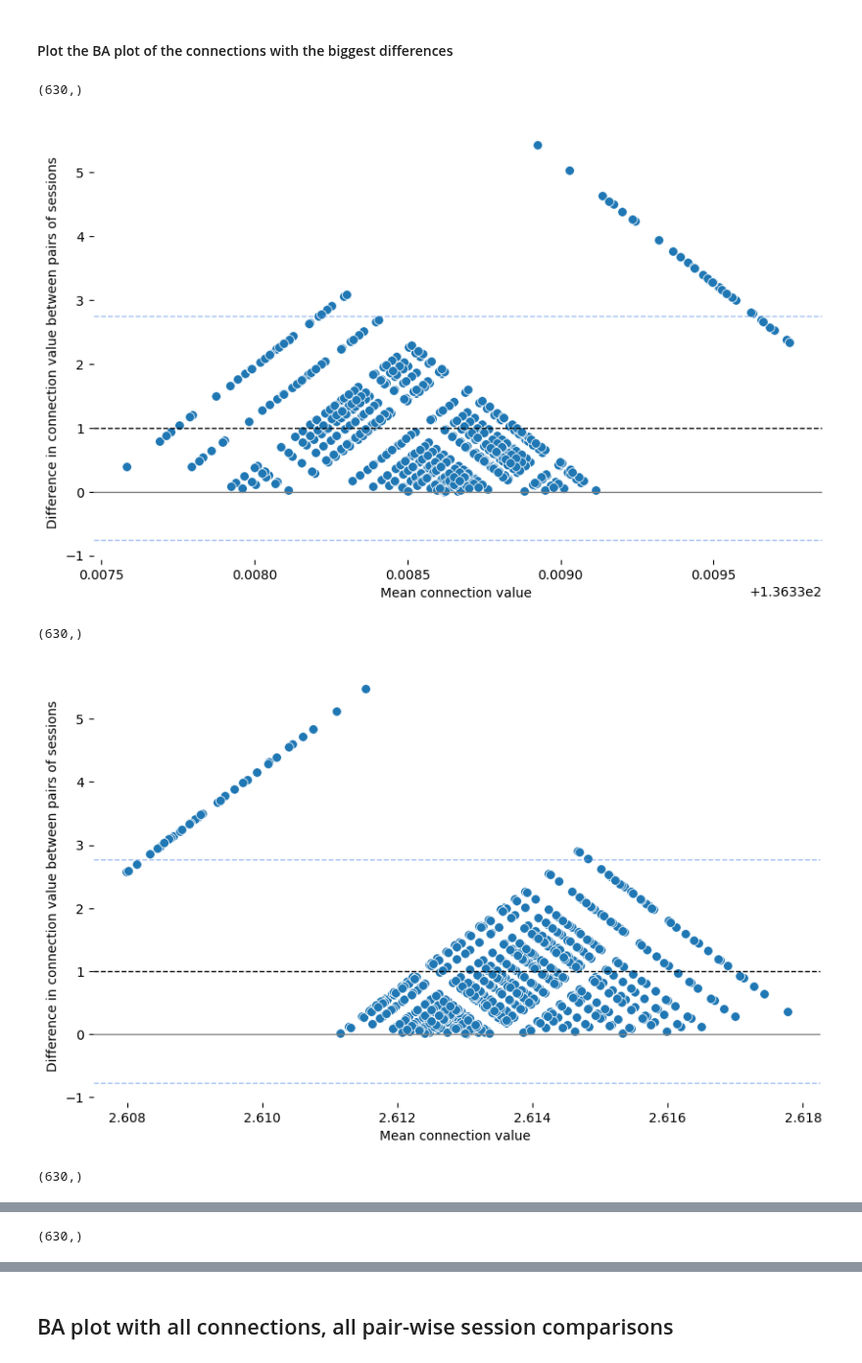
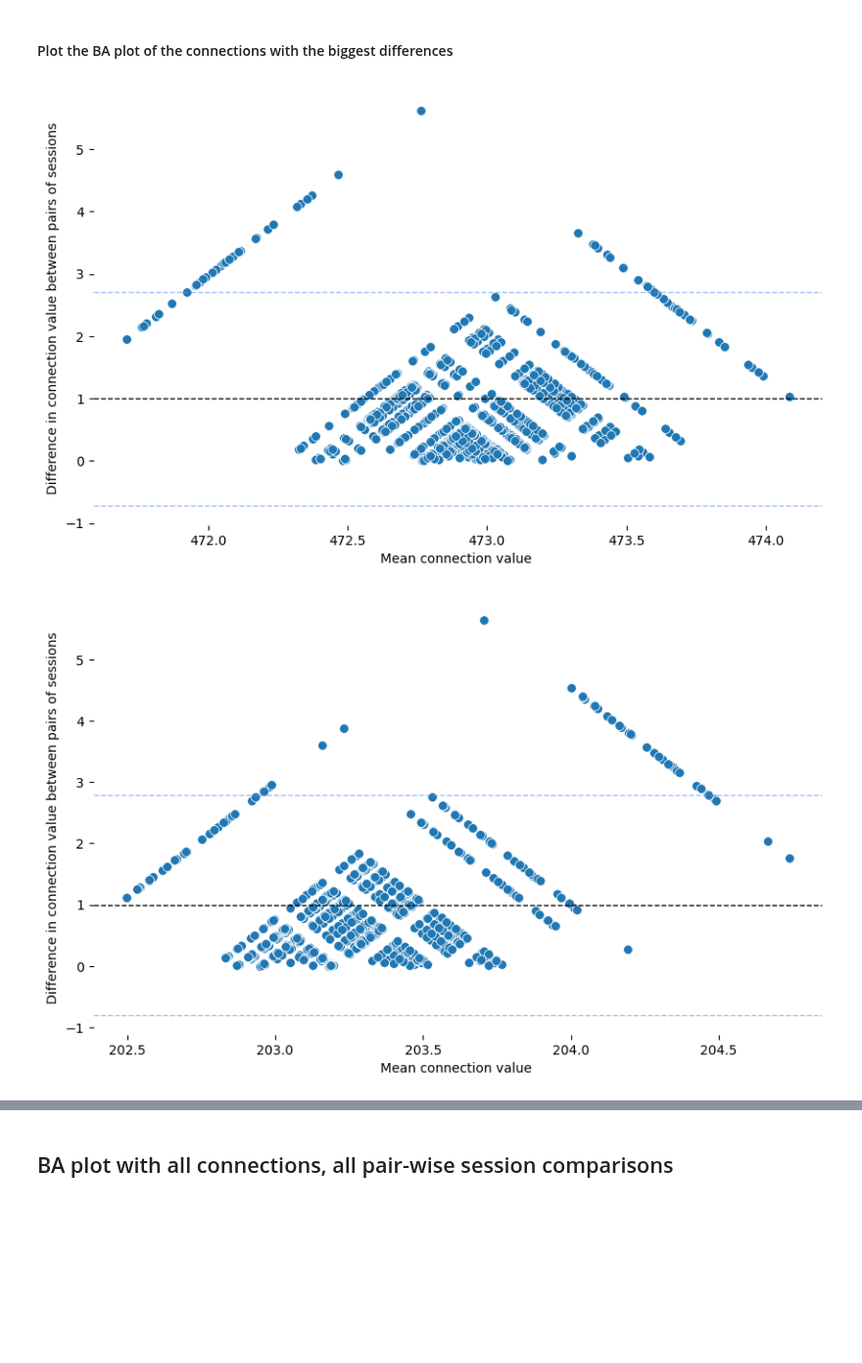
Before and after one commit to oesteban/hcph-sops, a Jupyter notebook: docs/analysis/ba_plot_sc.ipynb, the cells around one changed output, grey strips where cells are left out. Shown at 98% size. Drawn from its saved outputs; the diff is of its cells as text; code cells hidden in the pictures; blank space fills up the shorter version.

```diff
--- a/docs/analysis/ba_plot_sc.ipynb
+++ b/docs/analysis/ba_plot_sc.ipynb
@@ -128,0 +187,15 @@ print(df)
+# %%
+# Compute all pairwise mean for unique pairs (i, j) where i < j
+sessions_means = []
+for i in range(num_sessions):
+    j_range = range(i + 1, num_sessions) if absolute_diff else range(num_sessions)
+    for j in j_range:
+        means = np.mean(np.vstack((SC_matrices_tril[i], SC_matrices_tril[j])), axis=0)
+        sessions_means.append(means)
+
+sessions_means = np.array(sessions_means)
+assert sessions_means.shape == (
+    num_sub,
+    atlas_dim * (atlas_dim - 1) // 2,
+)
+assert sessions_means.shape == sessions_subtractions.shape
@@ -198,27 +255,21 @@ The connection corresponding to the 10 biggest differences are [ 888 4403 2164 3
 # %% [markdown]
 #### Plot the BA plot of the connections with the biggest differences
 # %%
-for conn in max_indices[1]:
+for conn in np.unique(max_indices[1]):
     # Extract the vector of differences and means
     conn_diff = sessions_subtractions[:, conn]
     SC_value = SC_matrices_tril[:, conn]
-    conn_mean = np.array([
-        np.mean([SC_matrices_tril[i, conn], SC_matrices_tril[j, conn]])
-        for i in range(num_sessions)
-        for j in range(i + 1, num_sessions)
-    ])
-    print(conn_diff.shape)
-    assert conn_mean.shape == (num_sessions * (num_sessions - 1) // 2,)
-    assert conn_diff.shape == conn_mean.shape, f"The mean vector has a shape of {conn_mean.shape} while the difference vector has a shape of {conn_diff.shape}."
+    conn_mean = sessions_means[:, conn]
+    assert conn_mean.shape == (num_sub,)
+    assert (
+        conn_diff.shape == conn_mean.shape
+    ), f"The mean vector has a shape of {conn_mean.shape} while the difference vector has a shape of {conn_diff.shape}."
 
     # Plot the corresponding BA plot
     ba_plot(
-        diff= conn_diff,
-        mean= conn_mean,
+        diff=conn_diff,
+        mean=conn_mean,
     )
 # %% [output]
-(630,)
-[figure, old version]
+[figure, new version]
-(630,)
-[figure, old version]
+[figure, new version]
-(630,)
@@ -226 +276,0 @@ for conn in max_indices[1]:
-(630,)
```
Also changed, not shown: parts of 18 cells of this notebook, 2 other files.
